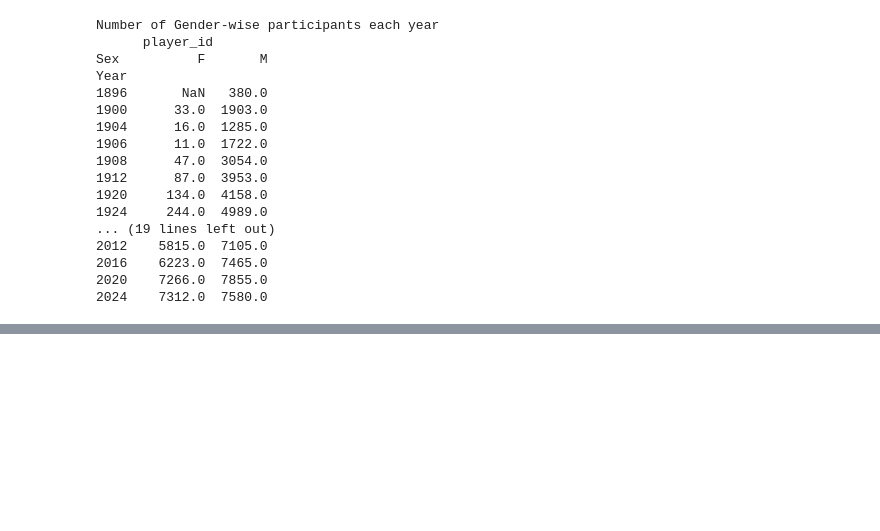
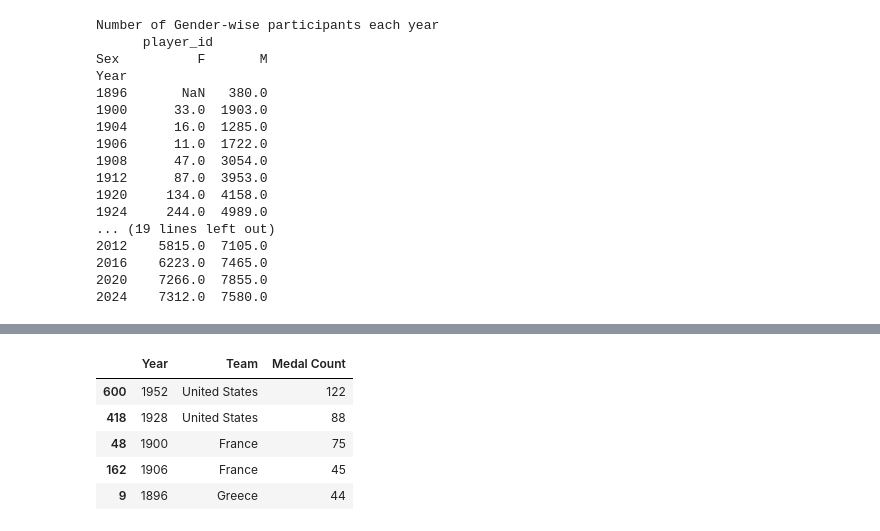
Before and after one commit to saadkhalidabbasi/EDA-Projects, a Jupyter notebook: Summer_Olympics_Medals_(1896_2024).ipynb, the cells around one changed output, grey strips where cells are left out. Saved outputs shown, nothing was run; the diff lists cells and outputs as text; code cells hidden in the pictures; blank space fills up the shorter version.

```diff
--- a/Summer_Olympics_Medals_(1896_2024).ipynb
+++ b/Summer_Olympics_Medals_(1896_2024).ipynb
@@ -112,0 +149,9 @@ Legit_medals = df[df['Medal'] != 'No medal']
+# %%
+maxmedals_peryear.tail()
+# %% [output]
+|  | Year | Team | Medal Count |
+| 600 | 1952 | United States | 122 |
+| 418 | 1928 | United States | 88 |
+| 48 | 1900 | France | 75 |
+| 162 | 1906 | France | 45 |
+| 9 | 1896 | Greece | 44 |
```
Also changed, not shown: parts of 9 cells of this notebook.
